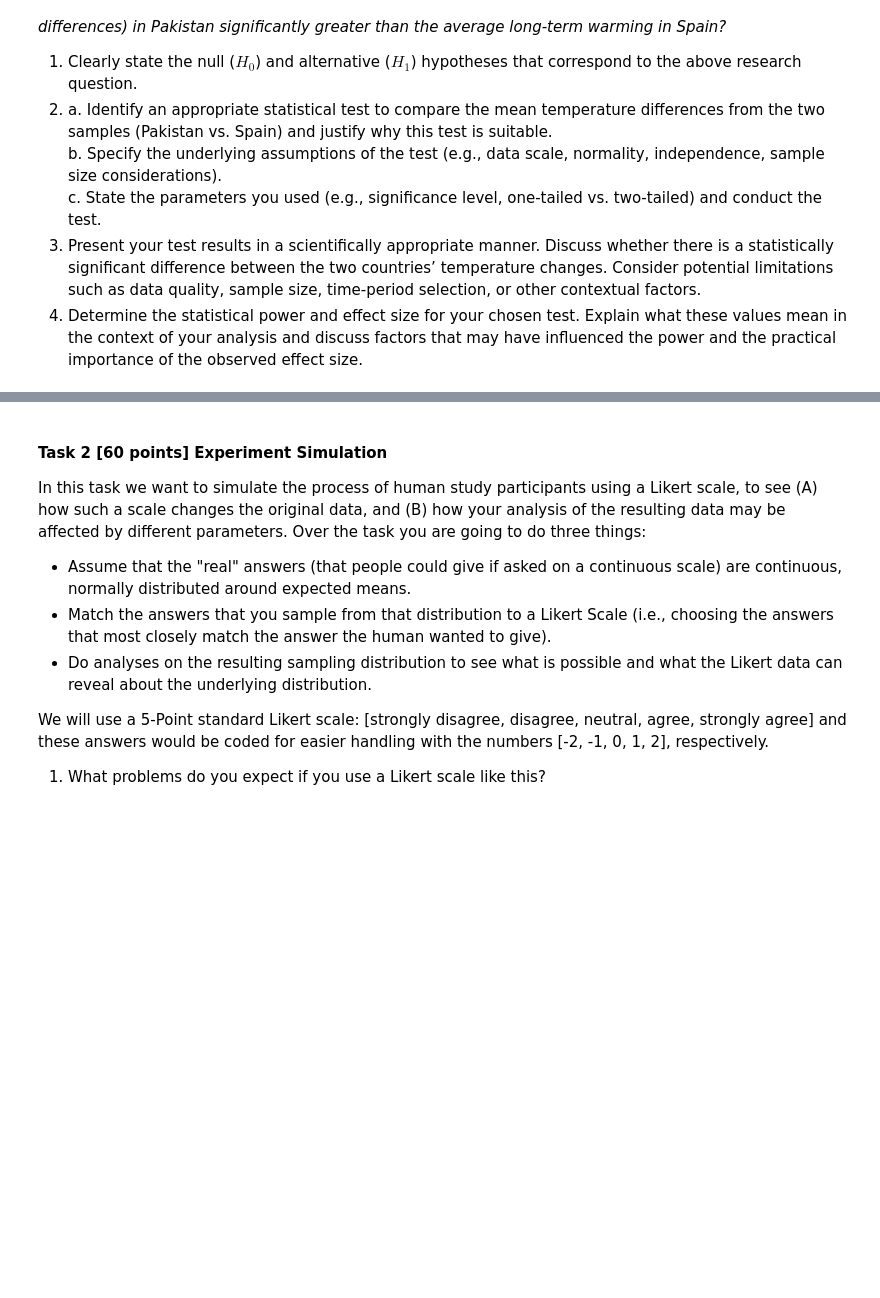
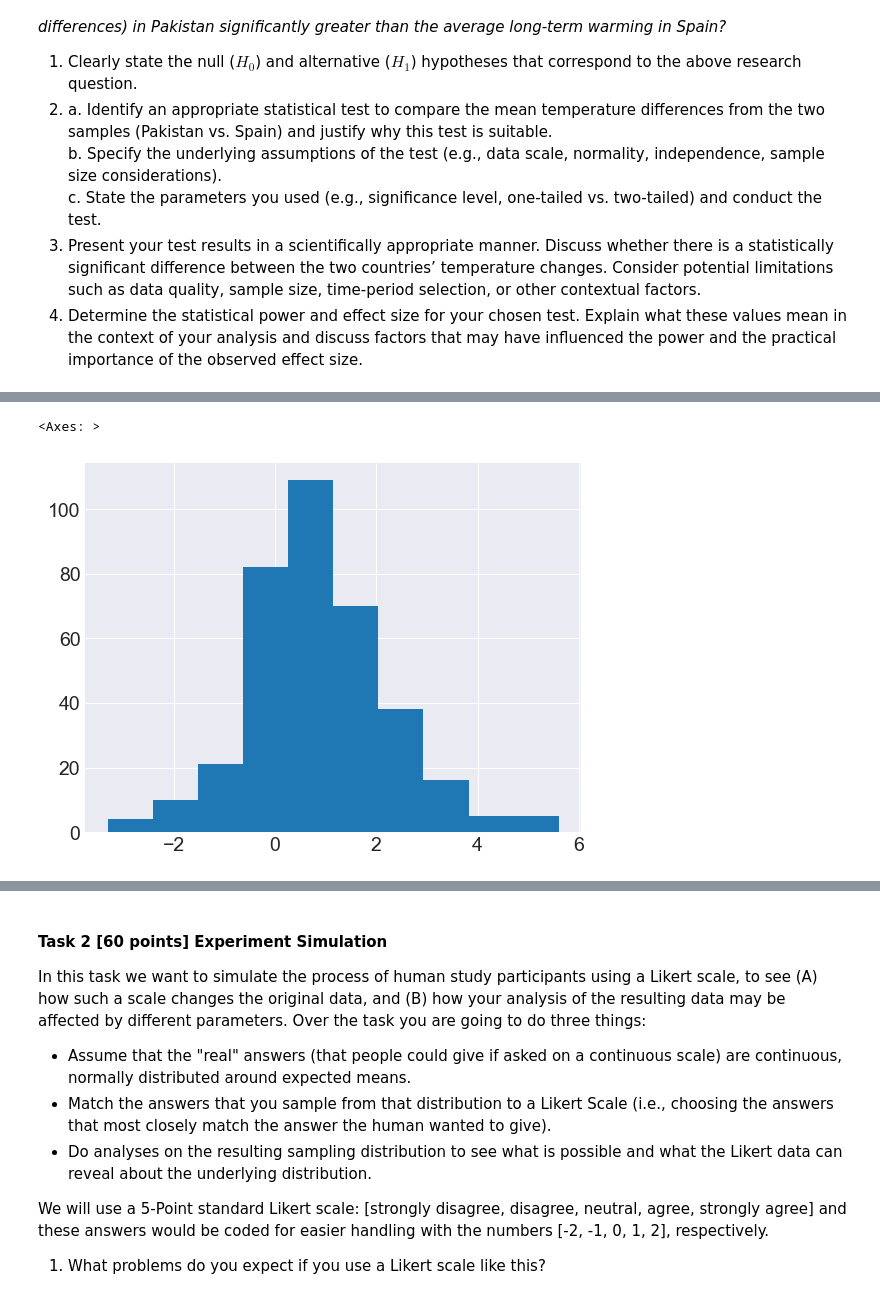
Before and after one commit to mpn1008/RM_assignments, a Jupyter notebook: RM_A05_Group_B/RM_A05_Group.ipynb, the cells around one changed output, grey strips where cells are left out. Saved outputs shown, nothing was run; the diff lists cells and outputs as text; code cells hidden in the pictures; blank space fills up the shorter version.

```diff
--- a/RM_A05_Group_B/RM_A05_Group.ipynb
+++ b/RM_A05_Group_B/RM_A05_Group.ipynb
@@ -51,0 +123,27 @@ In Assignment 2 (Task 4), you investigated monthly temperature changes over a 50
+# %%
+monthly_avg_df = pd.DataFrame(columns=["COUNTRY", "YEAR", "MONTH","CHANGE"])
+
+for year in range(1993, 2023):
+    comparison_year = year - 50
+
+    data_current = data_filtered.xs(year, level="YEAR")
+    data_comparison = data_filtered.xs(comparison_year, level="YEAR")
+
+    change = data_current.subtract(data_comparison)
+
+
+    monthly_comparison = change.reset_index()
+    # monthly_comparison = pd.DataFrame(columns=["COUNTRY", "YEAR", "MONTH","CHANGE"])
+    monthly_comparison["YEAR"] = year
+    monthly_comparison = monthly_comparison.melt(id_vars=["COUNTRY", "YEAR"], var_name="MONTH", value_name="CHANGE")
+    monthly_comparison["MONTH"] = monthly_comparison["MONTH"].str.replace("TMP_MEAN_", "")
+    monthly_comparison = monthly_comparison.rename(columns={"COUNTRY": "COUNTRY"})
+
+    monthly_avg_df = pd.concat([monthly_avg_df, monthly_comparison], ignore_index=True)
+
+
+monthly_avg_df['Time'] = pd.to_datetime(monthly_avg_df['YEAR'].astype(str) + ' ' + monthly_avg_df['MONTH'], format='%Y %b')
+# monthly_avg_df = monthly_avg_df.drop(columns=['YEAR', 'MONTH'])
+
+
+# spain_data
@@ -51,0 +175,3 @@ In Assignment 2 (Task 4), you investigated monthly temperature changes over a 50
+# %%
+pakis_df = monthly_avg_df[monthly_avg_df['COUNTRY'] == "PAKISTAN"]
+pakis_df.describe()
@@ -51,0 +204,5 @@ In Assignment 2 (Task 4), you investigated monthly temperature changes over a 50
+# %%
+pakis_df['CHANGE'].hist()
+# %% [output]
+<Axes: >
+[figure, added]
```
Also changed, not shown: parts of 20 cells of this notebook, 1 other file.
